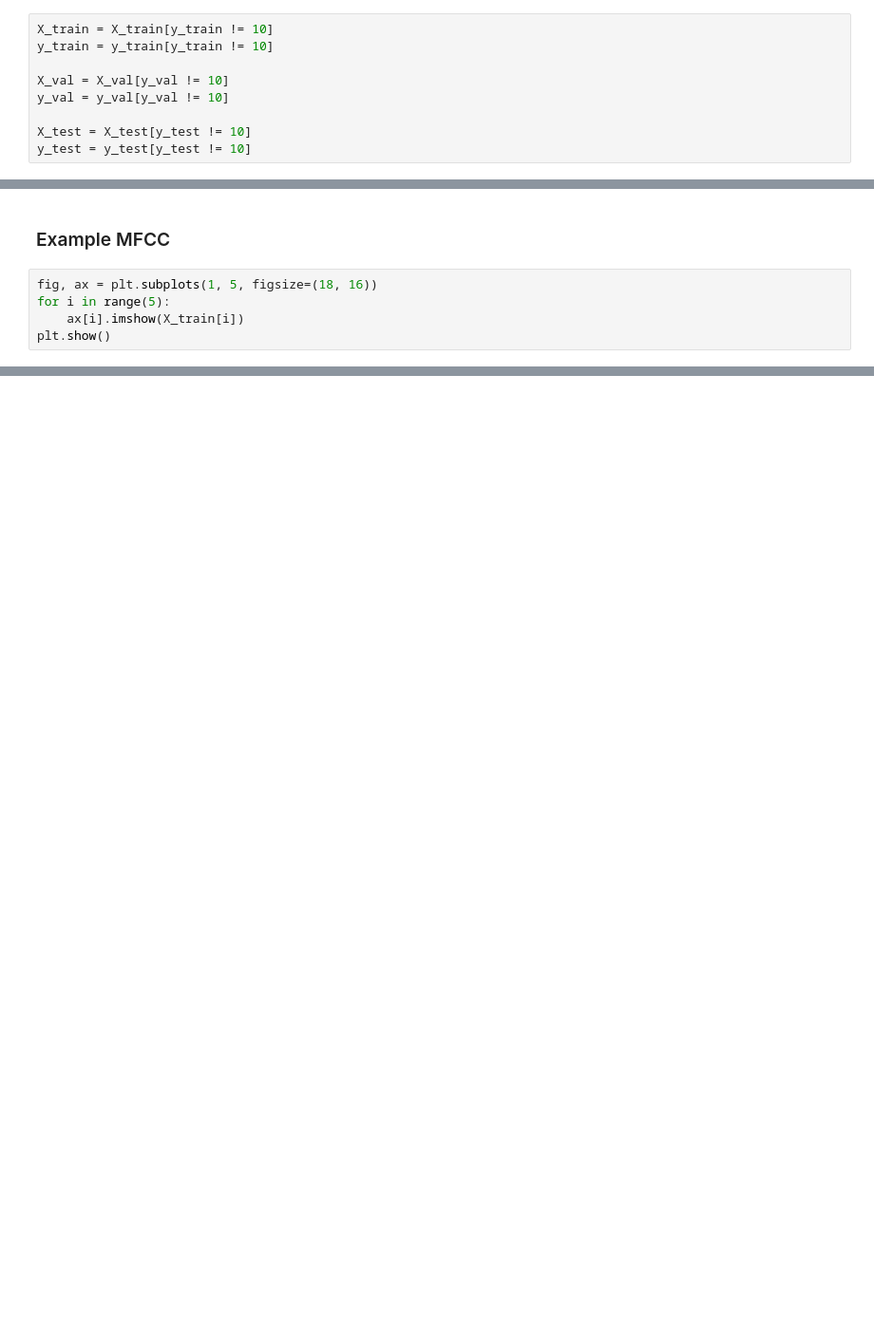
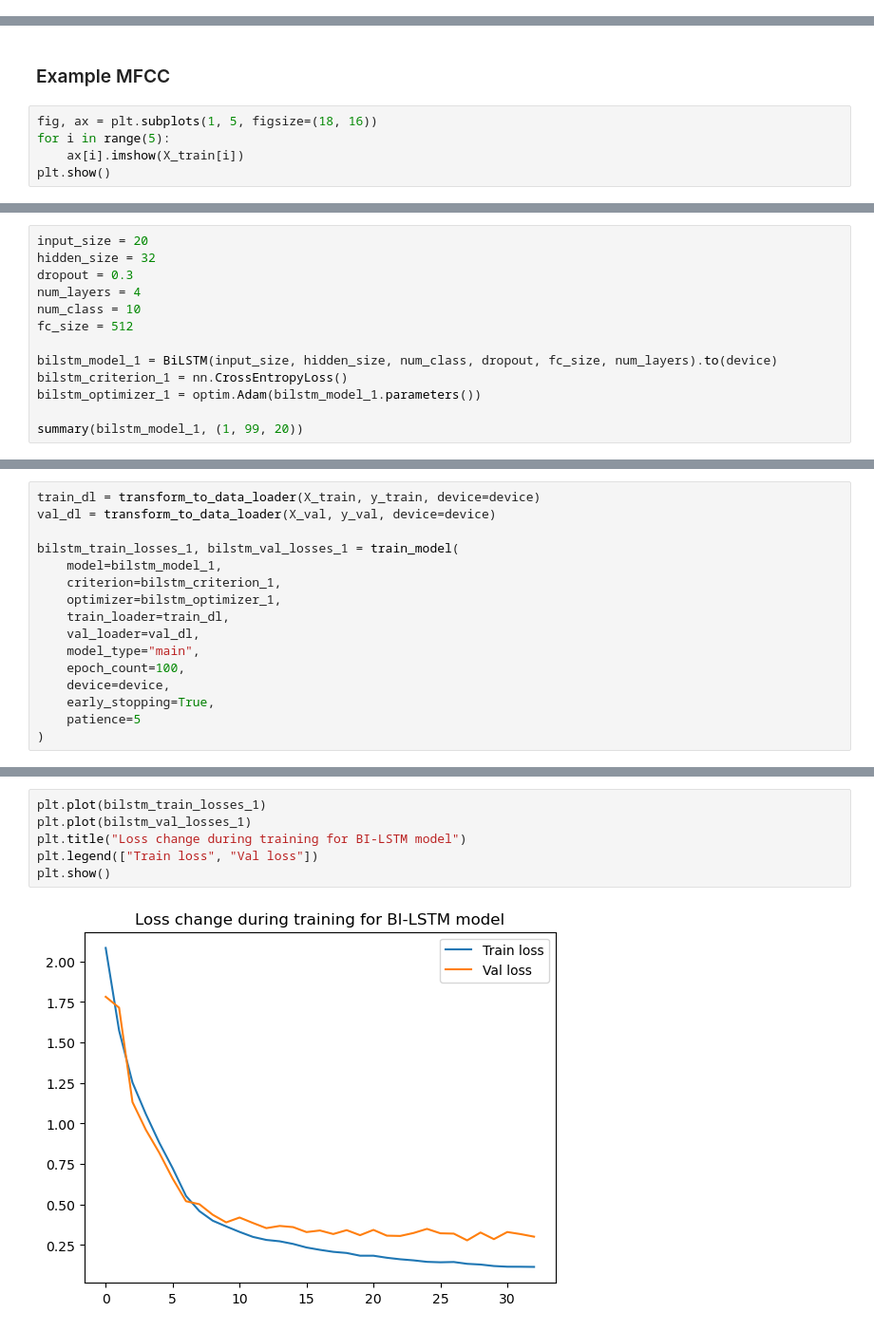
Before and after one commit to izabelatelejko/2024L-Deep-Learning-P2-Transformers, a Jupyter notebook: Main_class_detection.ipynb, the cells around one changed output, grey strips where cells are left out. Shown at 95% size. Cells and saved outputs as stored; diff of their text form; blank space fills up the shorter version.

Commit message:
Added main models

```diff
--- a/Main_class_detection.ipynb
+++ b/Main_class_detection.ipynb
@@ -32,9 +51,0 @@ X_test, y_test = preprare_data_from_ds(dataset["test"])
-# %%
-X_train = X_train[y_train != 10]
-y_train = y_train[y_train != 10]
-
-X_val = X_val[y_val != 10]
-y_val = y_val[y_val != 10]
-
-X_test = X_test[y_test != 10]
-y_test = y_test[y_test != 10]
@@ -371,0 +161,13 @@ plt.show()
+# %%
+input_size = 20
+hidden_size = 32
+dropout = 0.3
+num_layers = 4
+num_class = 10
+fc_size = 512
+
+bilstm_model_1 = BiLSTM(input_size, hidden_size, num_class, dropout, fc_size, num_layers).to(device)
+bilstm_criterion_1 = nn.CrossEntropyLoss()
+bilstm_optimizer_1 = optim.Adam(bilstm_model_1.parameters())
+
+summary(bilstm_model_1, (1, 99, 20))
@@ -371,0 +192,16 @@ plt.show()
+# %%
+train_dl = transform_to_data_loader(X_train, y_train, device=device)
+val_dl = transform_to_data_loader(X_val, y_val, device=device)
+
+bilstm_train_losses_1, bilstm_val_losses_1 = train_model(
+    model=bilstm_model_1,
+    criterion=bilstm_criterion_1,
+    optimizer=bilstm_optimizer_1,
+    train_loader=train_dl,
+    val_loader=val_dl,
+    model_type="main",
+    epoch_count=100,
+    device=device,
+    early_stopping=True,
+    patience=5
+)
@@ -371,0 +222,8 @@ plt.show()
+# %%
+plt.plot(bilstm_train_losses_1)
+plt.plot(bilstm_val_losses_1)
+plt.title("Loss change during training for BI-LSTM model")
+plt.legend(["Train loss", "Val loss"])
+plt.show()
+# %% [output]
+[figure, added]
```
Also changed, not shown: parts of 76 cells of this notebook, 4 other files.
